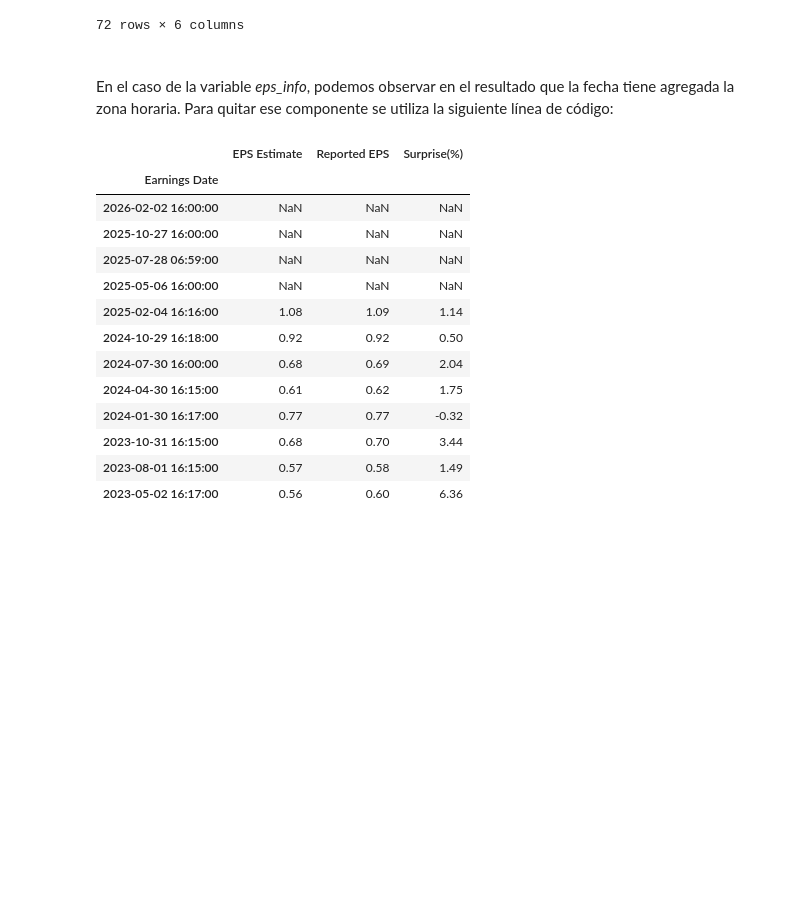
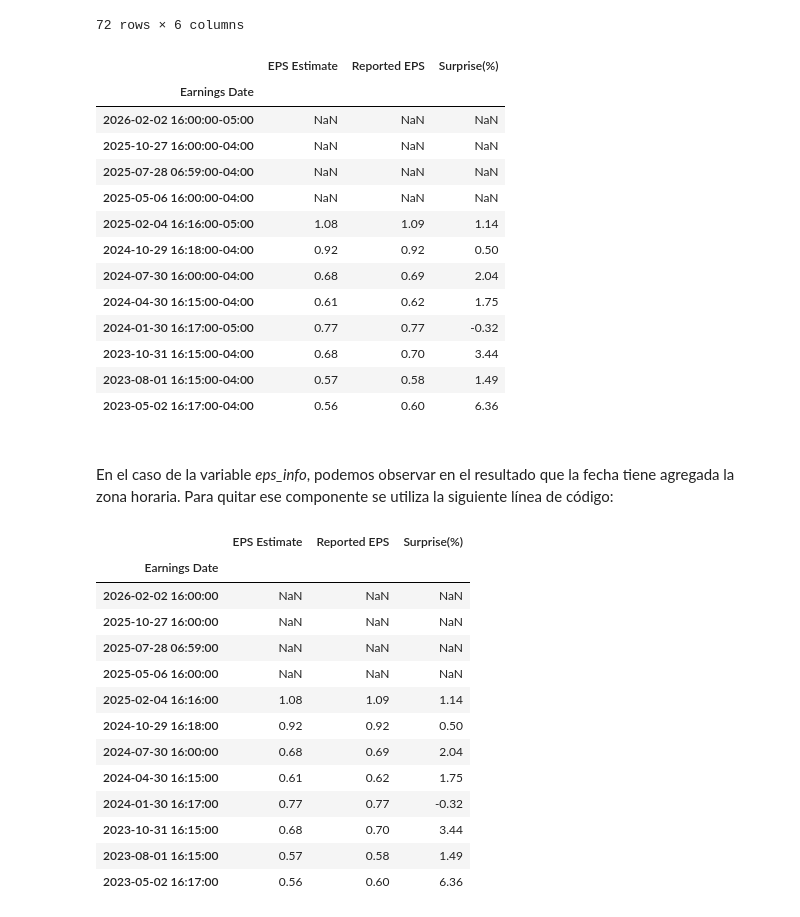
Before and after one commit to dsc-dascom/Datos_financieros_con_YFinance, a Jupyter notebook: Ejemplos_con_YFinance/Análisis_individual_de_una_acción.ipynb, the cells around one changed output. Cells and saved outputs as stored; diff of their text form; code cells hidden in the pictures; blank space fills up the shorter version.

```diff
--- a/Ejemplos_con_YFinance/Análisis_individual_de_una_acción.ipynb
+++ b/Ejemplos_con_YFinance/Análisis_individual_de_una_acción.ipynb
@@ -78,6 +78,24 @@ balance
 | Ordinary Shares Number | 1622000000.0 | 1623000000.0 | 1618000000.0 | 1618000000.0 | 1616000000.0 | NaN |
 | Treasury Shares Number | 58000000.0 | 55000000.0 | 50000000.0 | 48000000.0 | 47000000.0 | NaN |
 72 rows × 6 columns
+# %%
+#otro ejemplo es 'eps_info'
+eps_info
+# %% [output]
+|  | EPS Estimate | Reported EPS | Surprise(%) |
+| Earnings Date |  |  |  |
+| 2026-02-02 16:00:00-05:00 | NaN | NaN | NaN |
+| 2025-10-27 16:00:00-04:00 | NaN | NaN | NaN |
+| 2025-07-28 06:59:00-04:00 | NaN | NaN | NaN |
+| 2025-05-06 16:00:00-04:00 | NaN | NaN | NaN |
+| 2025-02-04 16:16:00-05:00 | 1.08 | 1.09 | 1.14 |
+| 2024-10-29 16:18:00-04:00 | 0.92 | 0.92 | 0.50 |
+| 2024-07-30 16:00:00-04:00 | 0.68 | 0.69 | 2.04 |
+| 2024-04-30 16:15:00-04:00 | 0.61 | 0.62 | 1.75 |
+| 2024-01-30 16:17:00-05:00 | 0.77 | 0.77 | -0.32 |
+| 2023-10-31 16:15:00-04:00 | 0.68 | 0.70 | 3.44 |
+| 2023-08-01 16:15:00-04:00 | 0.57 | 0.58 | 1.49 |
+| 2023-05-02 16:17:00-04:00 | 0.56 | 0.60 | 6.36 |
 # %% [markdown]
 <br>
 
```
Also changed, not shown: parts of 10 cells of this notebook.
